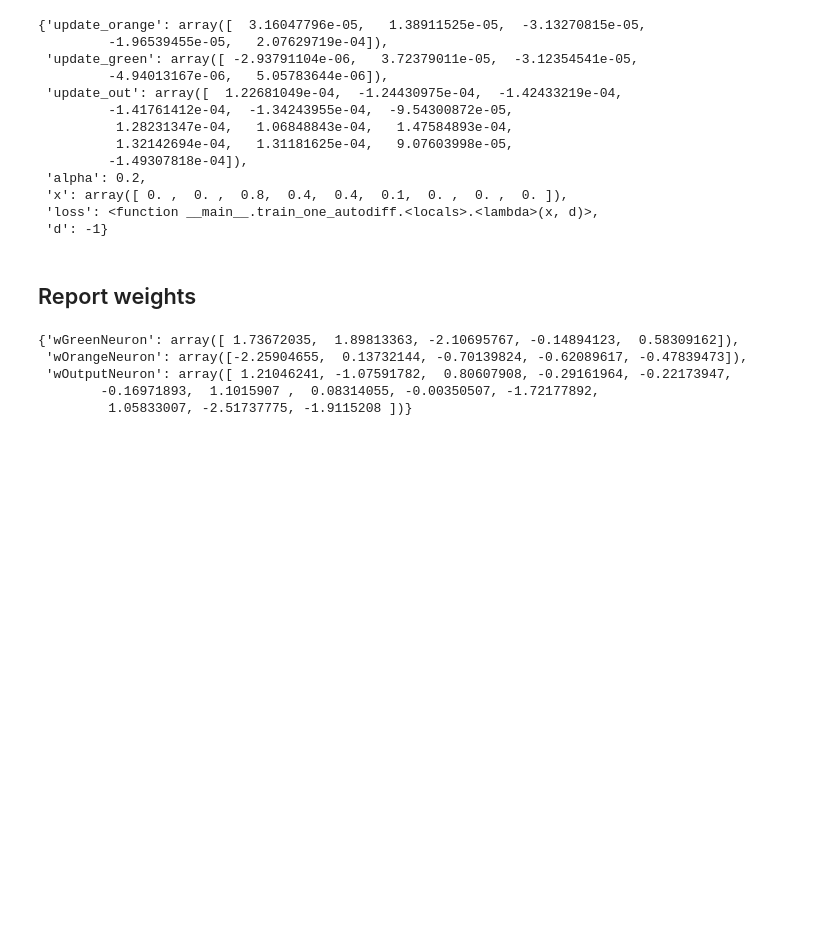
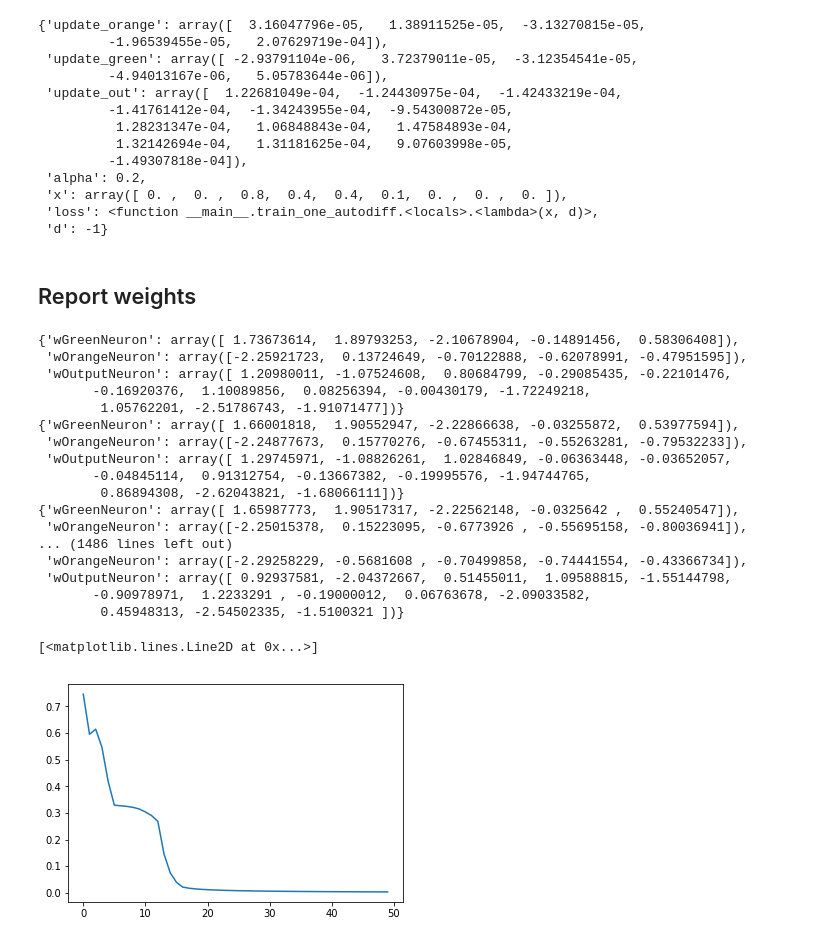
Before and after one commit to aleozlx/fictional-telegram, a Jupyter notebook: P1.ipynb, the cells around one changed output. Cells and saved outputs as stored; diff of their text form; code cells hidden in the pictures; blank space fills up the shorter version.

Commit message:
fixed an index in the training loop with Charlie . kudos

```diff
--- a/P1.ipynb
+++ b/P1.ipynb
@@ -34,0 +31,3 @@ model(X[0])
+# %%
+for i in range(len(X)):
+    print(model(X[i]))
@@ -143,17 +175,45 @@ train_one_autodiff(X[0], y[0], 0.2)
  'd': -1}
 # %% [markdown]
 ## Report weights
-# %%
-for k in range(len(X)):
-    v = train_one(X[0], y[0], 0.2)
-    wGreenNeuron += v['update_green']
-    wOrangeNeuron += v['update_orange']
-    wOutputNeuron += v['update_out']
-
-{k:globals()[k] for k in globals() if k.startswith('w')}
-# %% [output]
-{'wGreenNeuron': array([ 1.73672035,  1.89813363, -2.10695767, -0.14894123,  0.58309162]),
- 'wOrangeNeuron': array([-2.25904655,  0.13732144, -0.70139824, -0.62089617, -0.47839473]),
- 'wOutputNeuron': array([ 1.21046241, -1.07591782,  0.80607908, -0.29161964, -0.22173947,
-        -0.16971893,  1.1015907 ,  0.08314055, -0.00350507, -1.72177892,
-         1.05833007, -2.51737775, -1.9115208 ])}
+# %%
+%matplotlib inline
+
+losses = []
+epochs = 50
+for i_epoch in range(epochs):
+#     print('======  EPOCH {}  ======'.format(i_epoch))
+    epoch_losses = []
+    for k in range(len(X)):
+#         print('== Sample {} =========='.format(k))
+        v = train_one(X[k], y[k], 0.2)
+        epoch_losses.append(0.5*v['e']* v['e'])
+        wGreenNeuron += v['update_green']
+        wOrangeNeuron += v['update_orange']
+        wOutputNeuron += v['update_out']
+        pprint.pprint({'wGreenNeuron':wGreenNeuron, 'wOrangeNeuron':wOrangeNeuron, 'wOutputNeuron':wOutputNeuron})
+
+
+    losses.append(np.mean(epoch_losses))
+
+from matplotlib import pyplot as plt
+plt.plot(list(range(epochs)), losses)
+# %% [output]
+{'wGreenNeuron': array([ 1.73673614,  1.89793253, -2.10678904, -0.14891456,  0.58306408]),
+ 'wOrangeNeuron': array([-2.25921723,  0.13724649, -0.70122888, -0.62078991, -0.47951595]),
+ 'wOutputNeuron': array([ 1.20980011, -1.07524608,  0.80684799, -0.29085435, -0.22101476,
+       -0.16920376,  1.10089856,  0.08256394, -0.00430179, -1.72249218,
+        1.05762201, -2.51786743, -1.91071477])}
+{'wGreenNeuron': array([ 1.66001818,  1.90552947, -2.22866638, -0.03255872,  0.53977594]),
+ 'wOrangeNeuron': array([-2.24877673,  0.15770276, -0.67455311, -0.55263281, -0.79532233]),
+ 'wOutputNeuron': array([ 1.29745971, -1.08826261,  1.02846849, -0.06363448, -0.03652057,
+       -0.04845114,  0.91312754, -0.13667382, -0.19995576, -1.94744765,
+        0.86894308, -2.62043821, -1.68066111])}
+{'wGreenNeuron': array([ 1.65987773,  1.90517317, -2.22562148, -0.0325642 ,  0.55240547]),
+ 'wOrangeNeuron': array([-2.25015378,  0.15223095, -0.6773926 , -0.55695158, -0.80036941]),
+... (1486 lines left out)
+ 'wOrangeNeuron': array([-2.29258229, -0.5681608 , -0.70499858, -0.74441554, -0.43366734]),
+ 'wOutputNeuron': array([ 0.92937581, -2.04372667,  0.51455011,  1.09588815, -1.55144798,
+       -0.90978971,  1.2233291 , -0.19000012,  0.06763678, -2.09033582,
+        0.45948313, -2.54502335, -1.5100321 ])}
+[<matplotlib.lines.Line2D at 0x...>]
+[figure, added]
```
Also changed, not shown: parts of 4 cells of this notebook.
